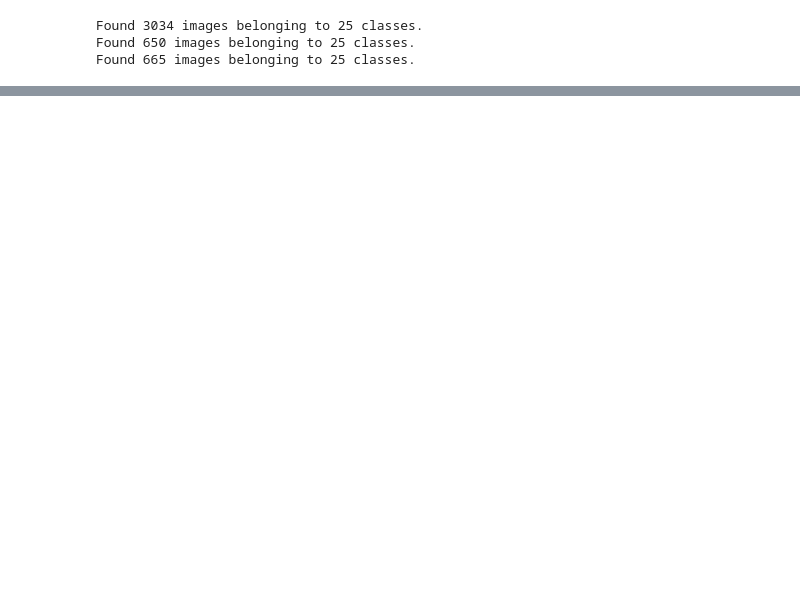
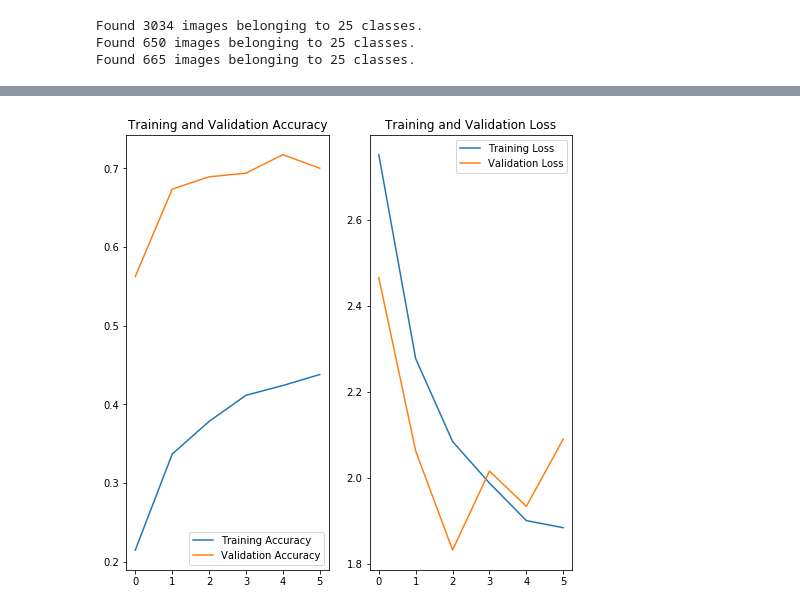
Before and after one commit to hberginc/Who-s_Your_Doggy, a Jupyter notebook: Process and run models.ipynb, the cells around one changed output, grey strips where cells are left out. Cells and saved outputs as stored; diff of their text form; code cells hidden in the pictures; blank space fills up the shorter version.

```diff
--- a/Process and run models.ipynb
+++ b/Process and run models.ipynb
@@ -91,0 +187,4 @@ Layer 133 | Name: dense_2 | Trainable: True
+# %%
+plot_acc_loss_per_epoch(history, epochs = 6, file_name = 'InceptionV3_compare.png')
+# %% [output]
+[figure, added]
```
Also changed, not shown: parts of 24 cells of this notebook, 27 other files.
